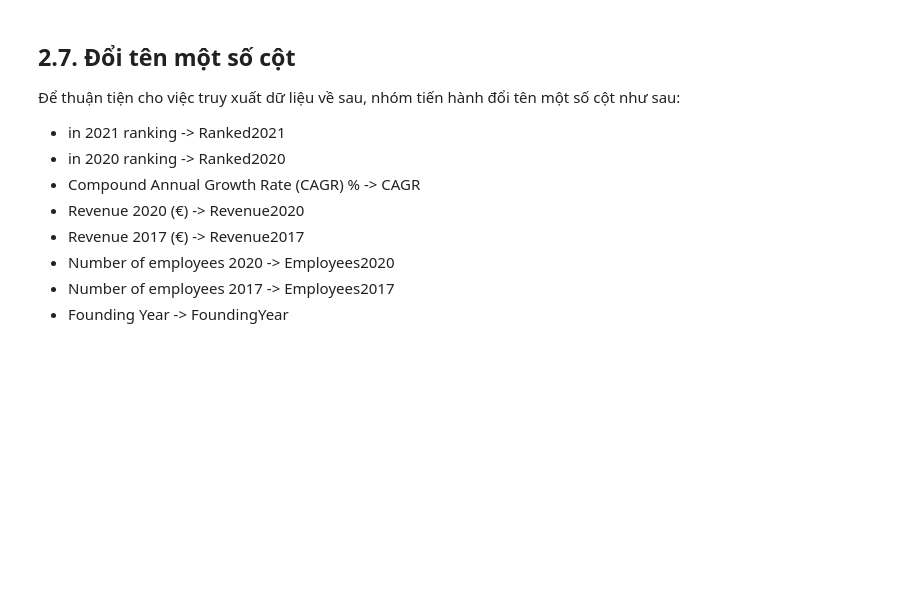
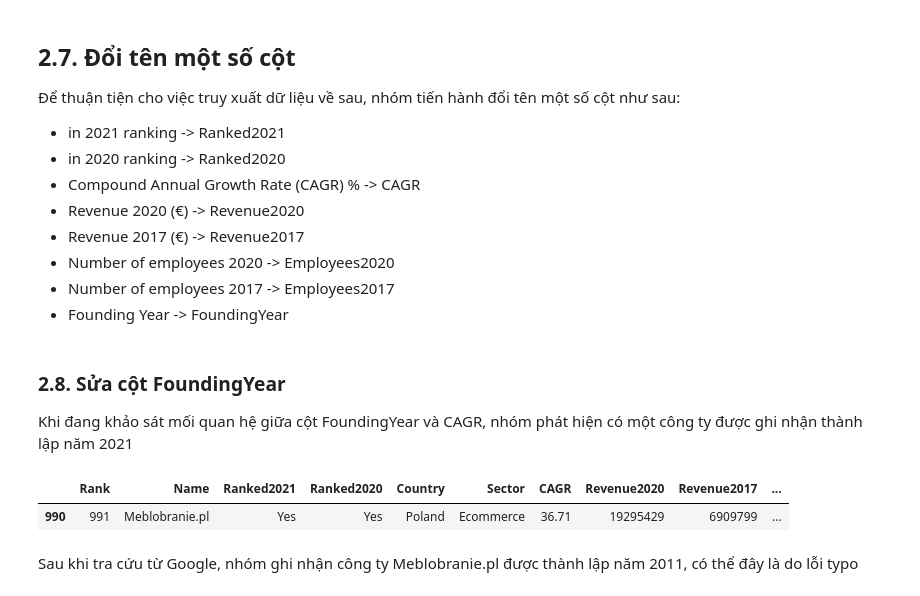
Before and after one commit to kenroly/IntroductionToDataScience, a Jupyter notebook: DataPreprocessing.ipynb, the cells around one changed output. Drawn from its saved outputs; the diff is of its cells as text; code cells hidden in the pictures; blank space fills up the shorter version.

```diff
--- a/DataPreprocessing.ipynb
+++ b/DataPreprocessing.ipynb
@@ -128,3 +132,13 @@ df = df.rename(columns = {
     'Compound Annual Growth Rate (CAGR) %': 'CAGR',
     'Founding Year': 'FoundingYear'
 })
+# %% [markdown]
+### 2.8. Sửa cột FoundingYear
+Khi đang khảo sát mối quan hệ giữa cột FoundingYear và CAGR, nhóm phát hiện có một công ty được ghi nhận thành lập năm 2021
+# %%
+df[df['FoundingYear'] == 2021]
+# %% [output]
+|  | Rank | Name | Ranked2021 | Ranked2020 | Country | Sector | CAGR | Revenue2020 | Revenue2017 | ... |
+| 990 | 991 | Meblobranie.pl | Yes | Yes | Poland | Ecommerce | 36.71 | 19295429 | 6909799 | ... |
+# %% [markdown]
+Sau khi tra cứu từ Google, nhóm ghi nhận công ty Meblobranie.pl được thành lập năm 2011, có thể đây là do lỗi typo
```
Also changed, not shown: parts of 4 cells of this notebook, 1 other file.
